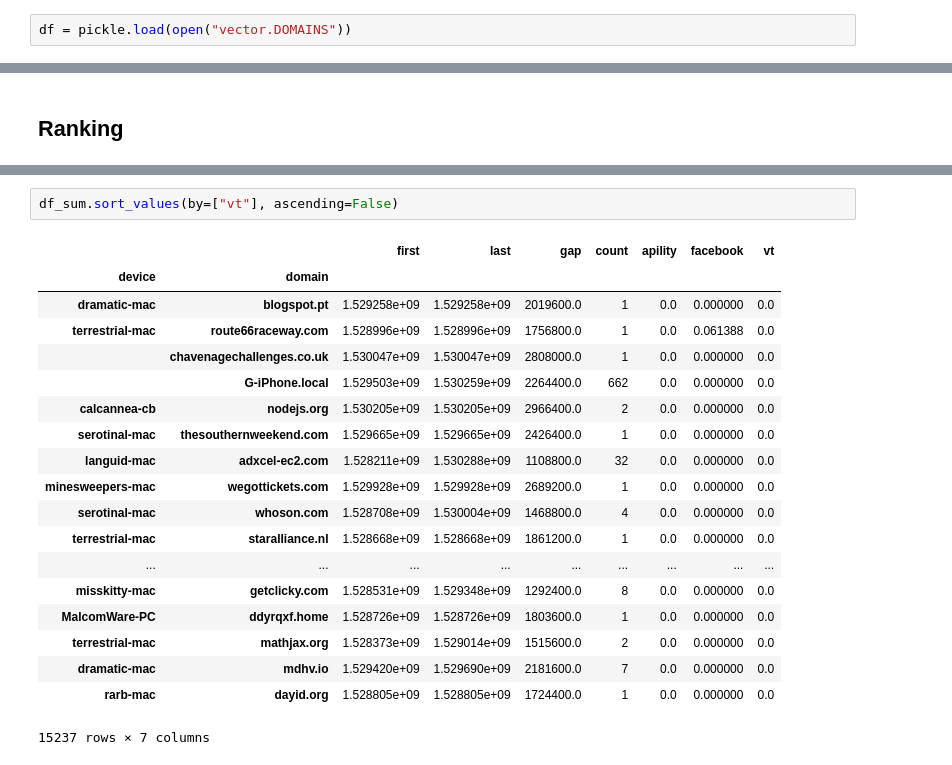
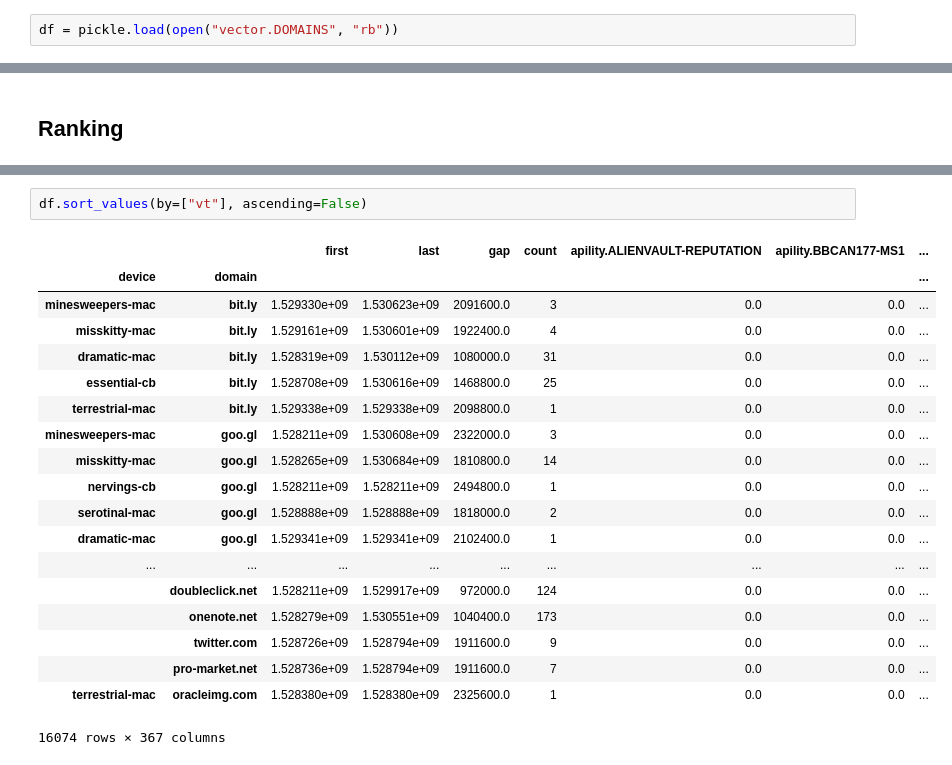
Before and after one commit to careytews/threat-graph-utils, a Jupyter notebook: domain-threat-vector.ipynb, the cells around one changed output, grey strips where cells are left out. Drawn from its saved outputs; the diff is of its cells as text.

```diff
--- a/domain-threat-vector.ipynb
+++ b/domain-threat-vector.ipynb
@@ -6,7 +6,7 @@
 import pickle
 import time
 # %%
-df = pickle.load(open("vector.DOMAINS"))
+df = pickle.load(open("vector.DOMAINS", "rb"))
 # %% [markdown]
 ## Show vector, timestamps converted to days
 # %%
@@ -262,23 +119,23 @@ df_sum.sort_values(by=["facebook"], ascending=False)
 # %%
-df_sum.sort_values(by=["vt"], ascending=False)
+df.sort_values(by=["vt"], ascending=False)
 # %% [output]
-|  |  | first | last | gap | count | apility | facebook | vt |
-| device | domain |  |  |  |  |  |  |  |
-| dramatic-mac | blogspot.pt | 1.529258e+09 | 1.529258e+09 | 2019600.0 | 1 | 0.0 | 0.000000 | 0.0 |
-| terrestrial-mac | route66raceway.com | 1.528996e+09 | 1.528996e+09 | 1756800.0 | 1 | 0.0 | 0.061388 | 0.0 |
-|  | chavenagechallenges.co.uk | 1.530047e+09 | 1.530047e+09 | 2808000.0 | 1 | 0.0 | 0.000000 | 0.0 |
-|  | G-iPhone.local | 1.529503e+09 | 1.530259e+09 | 2264400.0 | 662 | 0.0 | 0.000000 | 0.0 |
-| calcannea-cb | nodejs.org | 1.530205e+09 | 1.530205e+09 | 2966400.0 | 2 | 0.0 | 0.000000 | 0.0 |
-| serotinal-mac | thesouthernweekend.com | 1.529665e+09 | 1.529665e+09 | 2426400.0 | 1 | 0.0 | 0.000000 | 0.0 |
-| languid-mac | adxcel-ec2.com | 1.528211e+09 | 1.530288e+09 | 1108800.0 | 32 | 0.0 | 0.000000 | 0.0 |
-| minesweepers-mac | wegottickets.com | 1.529928e+09 | 1.529928e+09 | 2689200.0 | 1 | 0.0 | 0.000000 | 0.0 |
-| serotinal-mac | whoson.com | 1.528708e+09 | 1.530004e+09 | 1468800.0 | 4 | 0.0 | 0.000000 | 0.0 |
-| terrestrial-mac | staralliance.nl | 1.528668e+09 | 1.528668e+09 | 1861200.0 | 1 | 0.0 | 0.000000 | 0.0 |
+|  |  | first | last | gap | count | apility.ALIENVAULT-REPUTATION | apility.BBCAN177-MS1 | ... |
+| device | domain |  |  |  |  |  |  | ... |
+| minesweepers-mac | bit.ly | 1.529330e+09 | 1.530623e+09 | 2091600.0 | 3 | 0.0 | 0.0 | ... |
+| misskitty-mac | bit.ly | 1.529161e+09 | 1.530601e+09 | 1922400.0 | 4 | 0.0 | 0.0 | ... |
+| dramatic-mac | bit.ly | 1.528319e+09 | 1.530112e+09 | 1080000.0 | 31 | 0.0 | 0.0 | ... |
+| essential-cb | bit.ly | 1.528708e+09 | 1.530616e+09 | 1468800.0 | 25 | 0.0 | 0.0 | ... |
+| terrestrial-mac | bit.ly | 1.529338e+09 | 1.529338e+09 | 2098800.0 | 1 | 0.0 | 0.0 | ... |
+| minesweepers-mac | goo.gl | 1.528211e+09 | 1.530608e+09 | 2322000.0 | 3 | 0.0 | 0.0 | ... |
+| misskitty-mac | goo.gl | 1.528265e+09 | 1.530684e+09 | 1810800.0 | 14 | 0.0 | 0.0 | ... |
+| nervings-cb | goo.gl | 1.528211e+09 | 1.528211e+09 | 2494800.0 | 1 | 0.0 | 0.0 | ... |
+| serotinal-mac | goo.gl | 1.528888e+09 | 1.528888e+09 | 1818000.0 | 2 | 0.0 | 0.0 | ... |
+| dramatic-mac | goo.gl | 1.529341e+09 | 1.529341e+09 | 2102400.0 | 1 | 0.0 | 0.0 | ... |
 | ... | ... | ... | ... | ... | ... | ... | ... | ... |
-| misskitty-mac | getclicky.com | 1.528531e+09 | 1.529348e+09 | 1292400.0 | 8 | 0.0 | 0.000000 | 0.0 |
-| MalcomWare-PC | ddyrqxf.home | 1.528726e+09 | 1.528726e+09 | 1803600.0 | 1 | 0.0 | 0.000000 | 0.0 |
-| terrestrial-mac | mathjax.org | 1.528373e+09 | 1.529014e+09 | 1515600.0 | 2 | 0.0 | 0.000000 | 0.0 |
-| dramatic-mac | mdhv.io | 1.529420e+09 | 1.529690e+09 | 2181600.0 | 7 | 0.0 | 0.000000 | 0.0 |
-| rarb-mac | dayid.org | 1.528805e+09 | 1.528805e+09 | 1724400.0 | 1 | 0.0 | 0.000000 | 0.0 |
+|  | doubleclick.net | 1.528211e+09 | 1.529917e+09 | 972000.0 | 124 | 0.0 | 0.0 | ... |
+|  | onenote.net | 1.528279e+09 | 1.530551e+09 | 1040400.0 | 173 | 0.0 | 0.0 | ... |
+|  | twitter.com | 1.528726e+09 | 1.528794e+09 | 1911600.0 | 9 | 0.0 | 0.0 | ... |
+|  | pro-market.net | 1.528736e+09 | 1.528794e+09 | 1911600.0 | 7 | 0.0 | 0.0 | ... |
+| terrestrial-mac | oracleimg.com | 1.528380e+09 | 1.528380e+09 | 2325600.0 | 1 | 0.0 | 0.0 | ... |
-15237 rows × 7 columns
+16074 rows × 367 columns
 # %%
```
Also changed, not shown: parts of 33 cells of this notebook, 1 other file.
